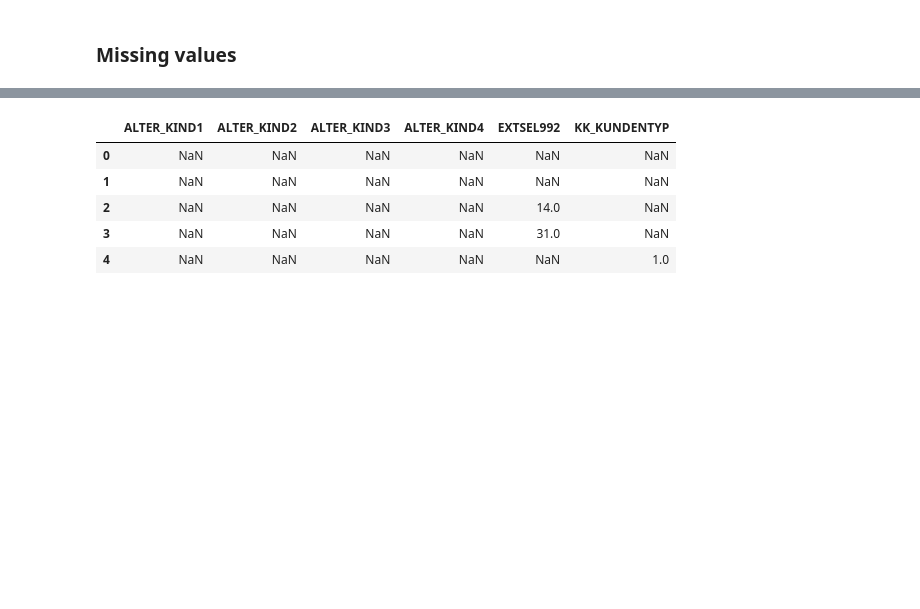
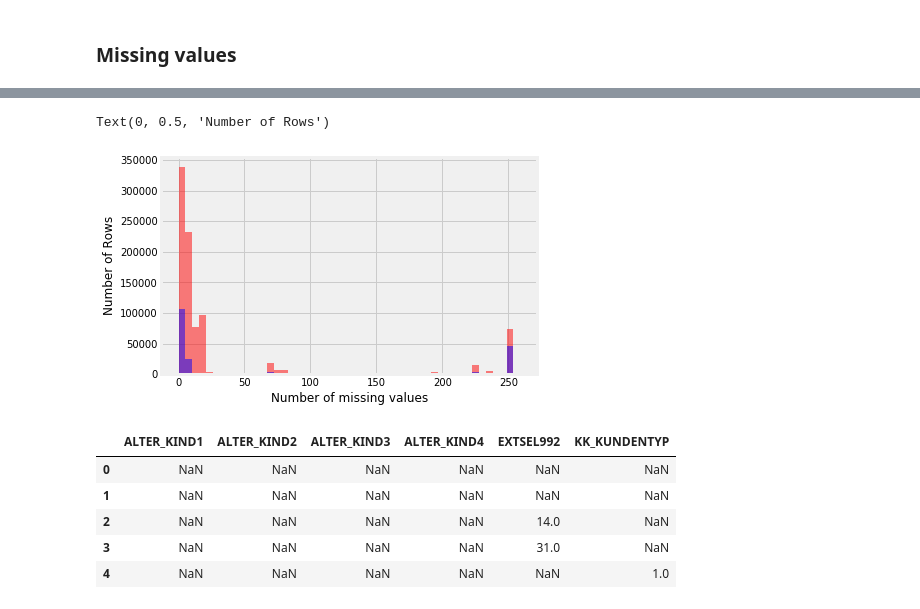
Before and after one commit to tmishinev/Customer_Segmentation_report-Arvato_Bertelsmann, a Jupyter notebook: Arvato Project Workbook.ipynb, the cells around one changed output, grey strips where cells are left out. Saved outputs shown, nothing was run; the diff lists cells and outputs as text; code cells hidden in the pictures; blank space fills up the shorter version.

```diff
--- a/Arvato Project Workbook.ipynb
+++ b/Arvato Project Workbook.ipynb
@@ -101,3 +148,13 @@ sns.distplot(customers.isnull().sum()/len(customers))
+# %%
+#plot histogram missing values per row
+bins = 50
+plt.hist(azdias.isnull().sum(axis=1), bins, fc=(1, 0, 0, 0.5))
+plt.hist(customers.isnull().sum(axis=1), bins, fc=(0, 0, 1, 0.5))
+plt.xlabel('Number of missing values')
+plt.ylabel('Number of Rows')
+# %% [output]
+Text(0, 0.5, 'Number of Rows')
+[figure, added]
 # %%
 #display features with more than 30% missing values
 missing_values = azdias.isnull().sum()/len(azdias)
```
Also changed, not shown: parts of 8 cells of this notebook.
